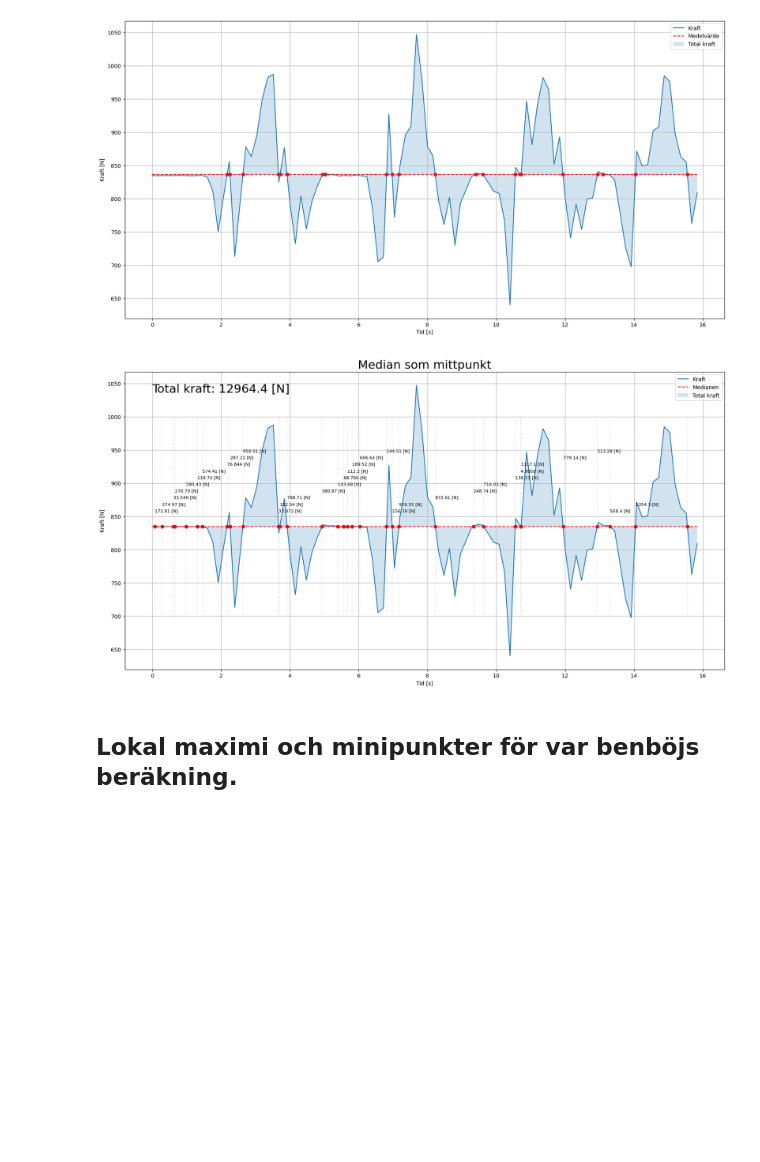
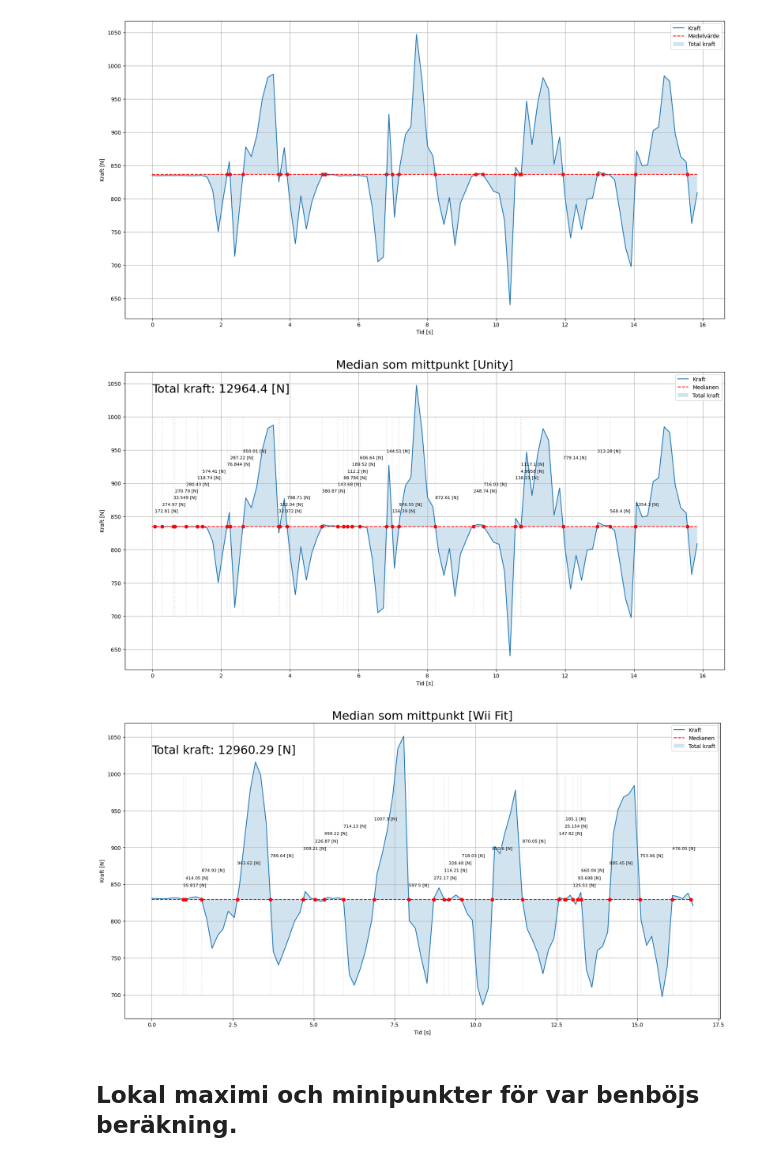
Before and after one commit to Pettson01/Examensarbete-force, a Jupyter notebook: squats.ipynb, the cells around one changed output. Saved outputs shown, nothing was run; the diff lists cells and outputs as text; code cells hidden in the pictures; blank space fills up the shorter version.

```diff
--- a/squats.ipynb
+++ b/squats.ipynb
@@ -626,7 +626,7 @@ def integrateDFwithMedian(dataframe, title):
     ax1.set_ylabel("Kraft [N]")
     ax1.fill_between(snippetOfGraph['time'], snippetOfGraph['force'], snippetOfGraph['force'].median(), label="Total kraft", alpha=0.2)
     ax1.grid()
-    ax1.set_title("Median som mittpunkt", fontsize=22)
+    ax1.set_title(f"Median som mittpunkt [{title}]", fontsize=22)
 
 
 
@@ -690,34 +690,35 @@ def integrateDFwithMedian(dataframe, title):
         #print(f"timeSlice (pos {pos} - {pos + 1}): {timeSlice}")
 
 
         # Utför en integral med cumulative_trapezoid
         sliceIntegral = cumulative_trapezoid(y=forceSlice, x=timeSlice, initial=0)
         #print(f"Integral values: {sliceIntegral}")
         #print(f"Integral value: {sliceIntegral[len(sliceIntegral)-1]} [N]\n")
 
 
         # Ta det sista värdet i arreyen som funktionen returnarar.
         # Som sist addera integralvärdet till en summa.
         ax1.text(sortedTime[pos], snippetOfGraph['force'].mean() + 10 + 10 * spacer, f'{sliceIntegral[len(sliceIntegral)-1]:.5} [N]', fontsize = 8)
         sumForce = sumForce + sliceIntegral[len(sliceIntegral)-1]
 
         if(spacer%10 == 0):
             spacer = 1
         else:
             spacer = spacer + 1
 
         # Gå till nästa punkt.
         pos = pos + 1
 
     ax1.text(0, snippetOfGraph['force'].mean() + 200, f'Total kraft: {sumForce:.7} [N]', fontsize = 22)
 
     ax1.legend()
     plt.show()
 
 integrateDFwithMedian(unityDF, "Unity")
 integrateDFwithMedian(wiiFitDF, "Wii Fit")
 # %% [output]
-[figure, old version]
+[figure, new version]
+[figure, added]
 # %% [markdown]
 ## Lokal maximi och minipunkter för var benböjs beräkning.
 # %% [markdown]
```
Also changed, not shown: parts of 3 cells of this notebook.
